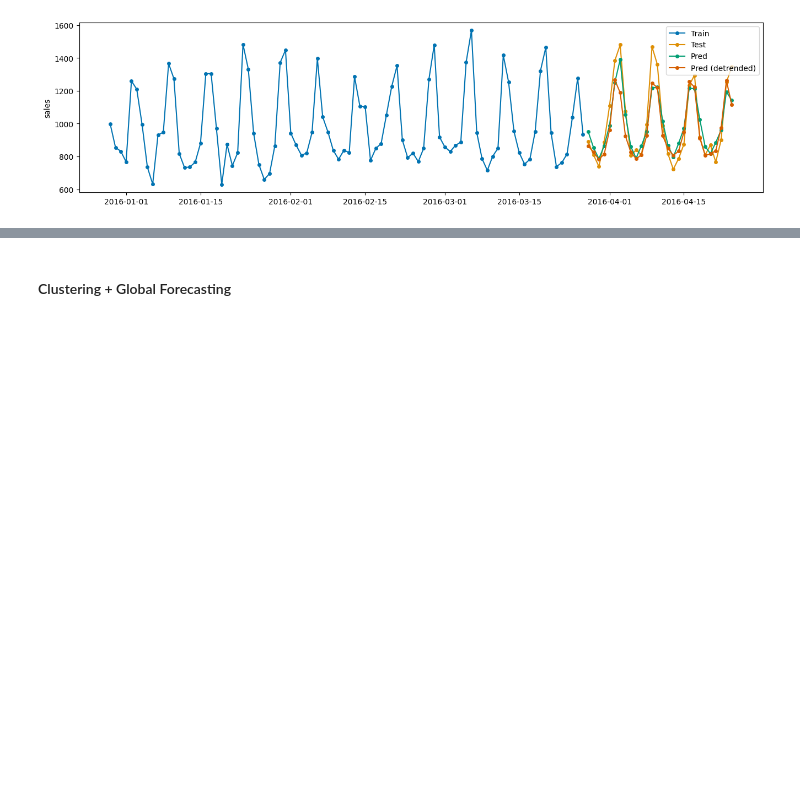
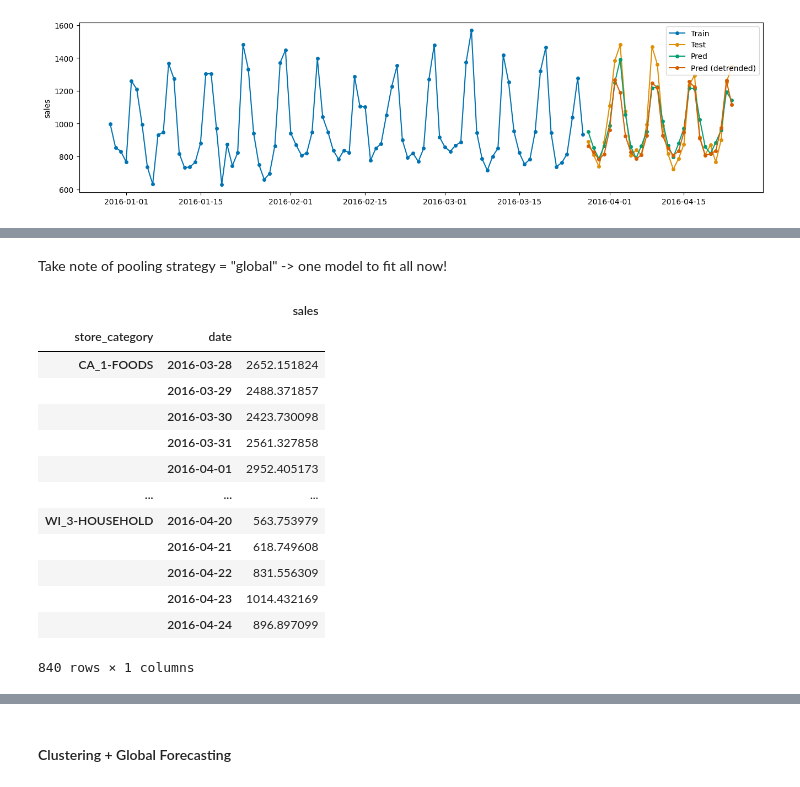
Before and after one commit to chua0332/sktime_lessons_lectures, a Jupyter notebook: 05 - Panel and Hierarchical.ipynb, the cells around one changed output, grey strips where cells are left out. Saved outputs shown, nothing was run; the diff lists cells and outputs as text; code cells hidden in the pictures; blank space fills up the shorter version.

```diff
--- a/05 - Panel and Hierarchical.ipynb
+++ b/05 - Panel and Hierarchical.ipynb
@@ -523,0 +543,9 @@ plot_series(
+# %%
+from sktime.forecasting.compose import make_reduction
+from sktime.transformations.series.summarize import WindowSummarizer
+
+window_summarizer = WindowSummarizer(
+    lag_feature={"lag": list(range(1,29))}
+)
+# %% [markdown]
+Take note of pooling strategy = "global" -> one model to fit all now!
@@ -523,0 +579,20 @@ plot_series(
+# %%
+# Making the prediction!
+pipe.fit(y_train, fh=fh)
+pipe_pred = pipe.predict()
+pipe_pred
+# %% [output]
+|  |  | sales |
+| store_category | date |  |
+| CA_1-FOODS | 2016-03-28 | 2652.151824 |
+|  | 2016-03-29 | 2488.371857 |
+|  | 2016-03-30 | 2423.730098 |
+|  | 2016-03-31 | 2561.327858 |
+|  | 2016-04-01 | 2952.405173 |
+| ... | ... | ... |
+| WI_3-HOUSEHOLD | 2016-04-20 | 563.753979 |
+|  | 2016-04-21 | 618.749608 |
+|  | 2016-04-22 | 831.556309 |
+|  | 2016-04-23 | 1014.432169 |
+|  | 2016-04-24 | 896.897099 |
+840 rows × 1 columns
```
Also changed, not shown: parts of 7 cells of this notebook.
